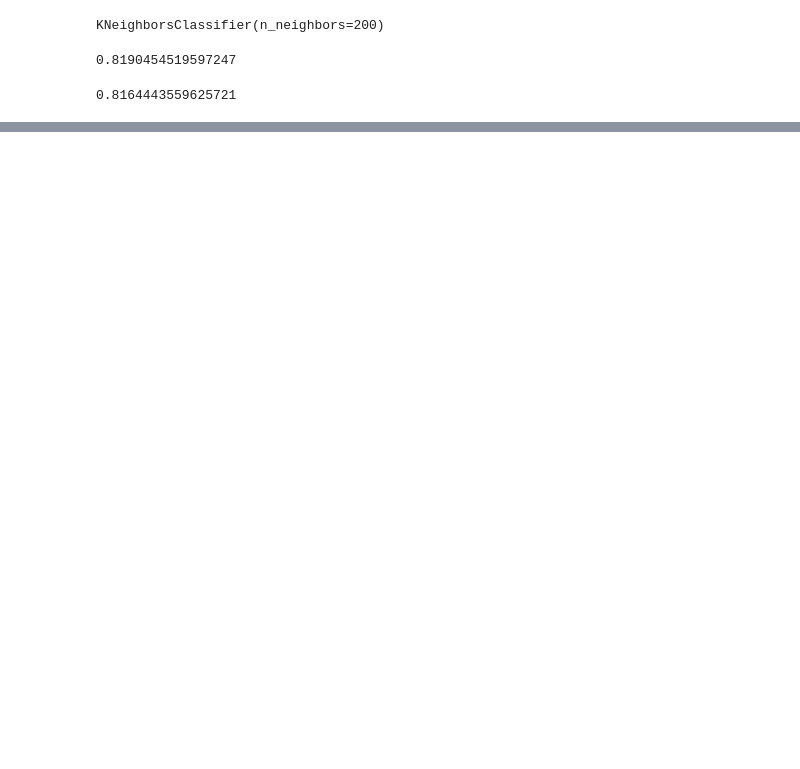
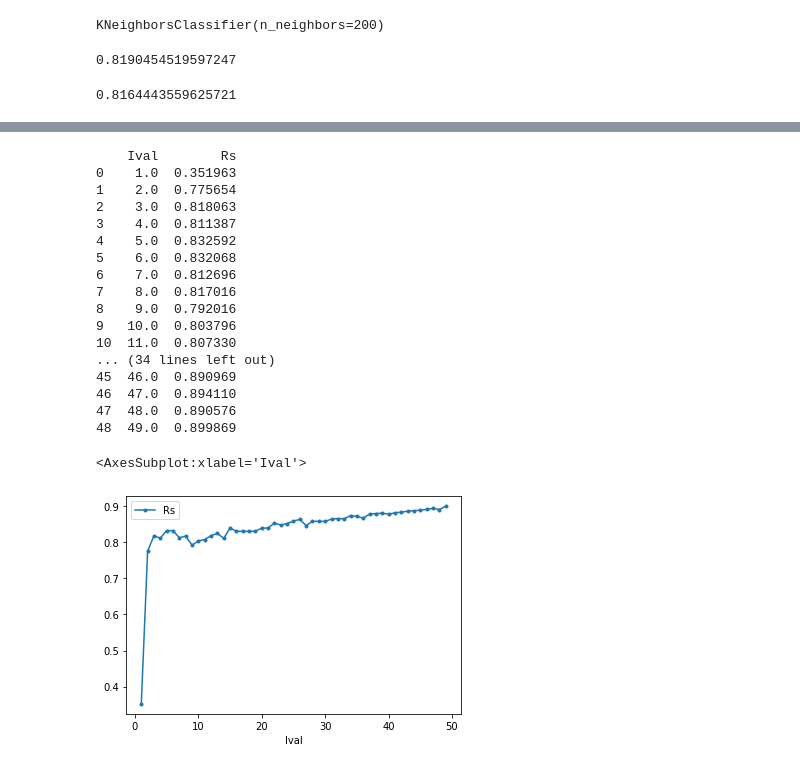
Before and after one commit to littlepham/Adverse-Food-Effects, a Jupyter notebook: Project Data Science Programming.ipynb, the cells around one changed output, grey strips where cells are left out. Drawn from its saved outputs; the diff is of its cells as text; code cells hidden in the pictures; blank space fills up the shorter version.

Commit message:
Included Random forest

```diff
--- a/Project Data Science Programming.ipynb
+++ b/Project Data Science Programming.ipynb
@@ -544,0 +644,9 @@ print(metrics.accuracy_score(y_test, prediction_on_test))
+# %%
+# running logistic regression considering all the features with l2 regularization
+scaler = StandardScaler()
+X_train_scaled = scaler.fit_transform(X_train)
+y_train_scaled = np.array(y_train)
+X_test_scaled = scaler.fit_transform(X_test)
+y_test_scaled = np.array(y_test)
+
+yhat, yhat_positive, y_pred, feature_importance = run_LogisticReg(X_train, X_test, y_train, y_test, plot_graph='No',classification_thres=0.45, print_report='Yes' )
@@ -544,0 +790,6 @@ print(metrics.accuracy_score(y_test, prediction_on_test))
+# %%
+#Splitting the data into Training and Testing data sets
+X_train, X_test, Y_train, Y_test = train_test_split(X, Y, test_size=0.20, train_size = 0.80, random_state= 42)
+
+#Calling the Random Forest Function
+yhat, yhat_positive, y_pred = run_RandomForest(X_train, X_test, Y_train, Y_test,classification_thres=0.45)
@@ -544,0 +807,32 @@ print(metrics.accuracy_score(y_test, prediction_on_test))
+# %%
+#To find the optimal tree depth
+df = pd.DataFrame(columns=['Ival','Rs'])
+
+for i in range(1,50):
+    rf = RandomForestClassifier(n_estimators= 10, max_depth= i, class_weight='balanced')
+    rf.fit(X_train, Y_train)
+    y_pred = rf.predict(X_test)
+    rs = recall_score(Y_test, y_pred)
+    df=df.append({'Ival':i,'Rs':rs},ignore_index=True)
+print(df)
+df.plot.line(x='Ival',y='Rs',style='.-')
+# %% [output]
+    Ival        Rs
+0    1.0  0.351963
+1    2.0  0.775654
+2    3.0  0.818063
+3    4.0  0.811387
+4    5.0  0.832592
+5    6.0  0.832068
+6    7.0  0.812696
+7    8.0  0.817016
+8    9.0  0.792016
+9   10.0  0.803796
+10  11.0  0.807330
+... (34 lines left out)
+45  46.0  0.890969
+46  47.0  0.894110
+47  48.0  0.890576
+48  49.0  0.899869
+<AxesSubplot:xlabel='Ival'>
+[figure, added]
```
Also changed, not shown: parts of 10 cells of this notebook, 3 other files.
